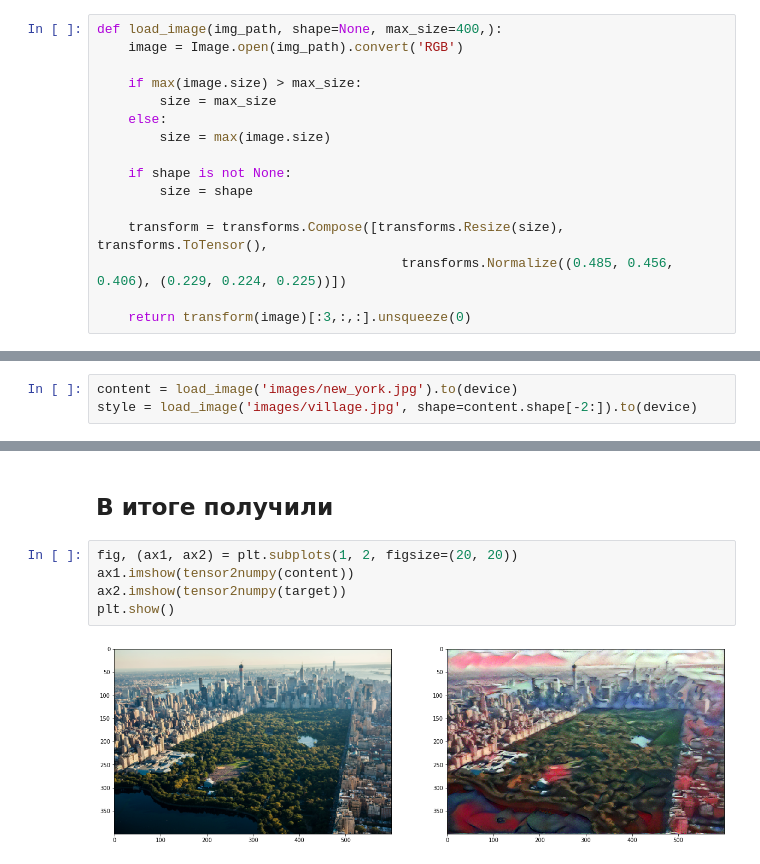
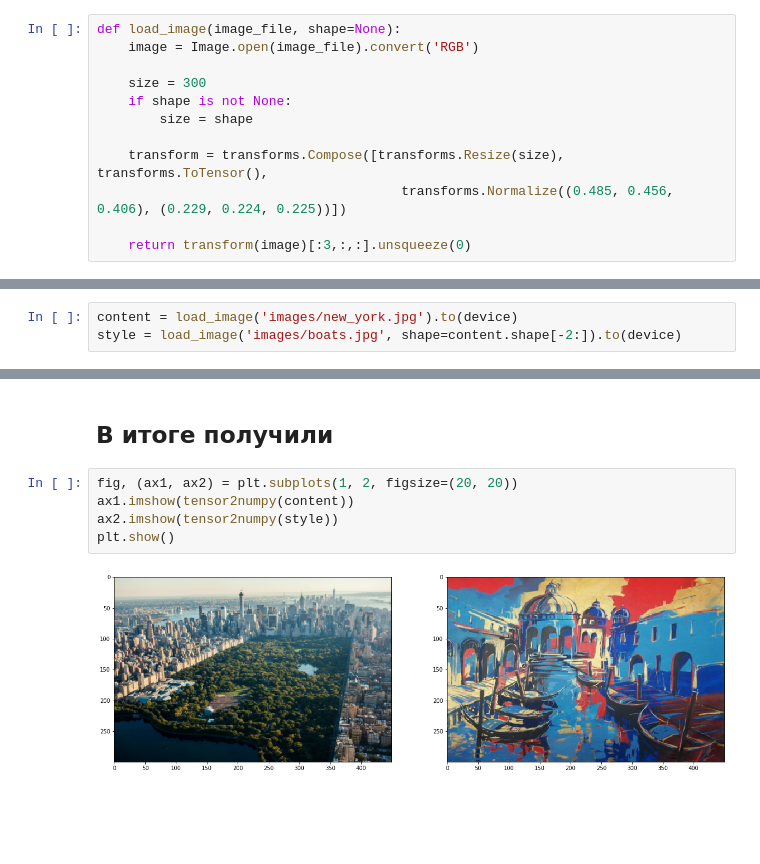
Before and after one commit to artxc/DL-HW, a Jupyter notebook: neural_style_transfer.ipynb, the cells around one changed output, grey strips where cells are left out. Saved outputs shown, nothing was run; the diff lists cells and outputs as text; blank space fills up the shorter version.

Commit message:
Change style image

```diff
--- a/neural_style_transfer.ipynb
+++ b/neural_style_transfer.ipynb
@@ -42,14 +24,10 @@ Sequential(
 # %% [markdown]
 ## Загрузим изображения
 # %%
-def load_image(img_path, shape=None, max_size=400,):
-    image = Image.open(img_path).convert('RGB')
+def load_image(image_file, shape=None):
+    image = Image.open(image_file).convert('RGB')
 
-    if max(image.size) > max_size:
-        size = max_size
-    else:
-        size = max(image.size)
-
+    size = 300
     if shape is not None:
         size = shape
 
@@ -64,7 +42,7 @@ def tensor2numpy(tensor):
     return image.clip(0, 1)
 # %%
 content = load_image('images/new_york.jpg').to(device)
-style = load_image('images/village.jpg', shape=content.shape[-2:]).to(device)
+style = load_image('images/boats.jpg', shape=content.shape[-2:]).to(device)
 # %%
 fig, (ax1, ax2) = plt.subplots(1, 2, figsize=(20, 20))
 ax1.imshow(tensor2numpy(content))
@@ -151,7 +109,7 @@ Total loss:  600681.25
 # %%
 fig, (ax1, ax2) = plt.subplots(1, 2, figsize=(20, 20))
 ax1.imshow(tensor2numpy(content))
-ax2.imshow(tensor2numpy(target))
+ax2.imshow(tensor2numpy(style))
 plt.show()
 # %% [output]
-[figure, old version]
+[figure, new version]
```
Also changed, not shown: parts of 12 cells of this notebook.
